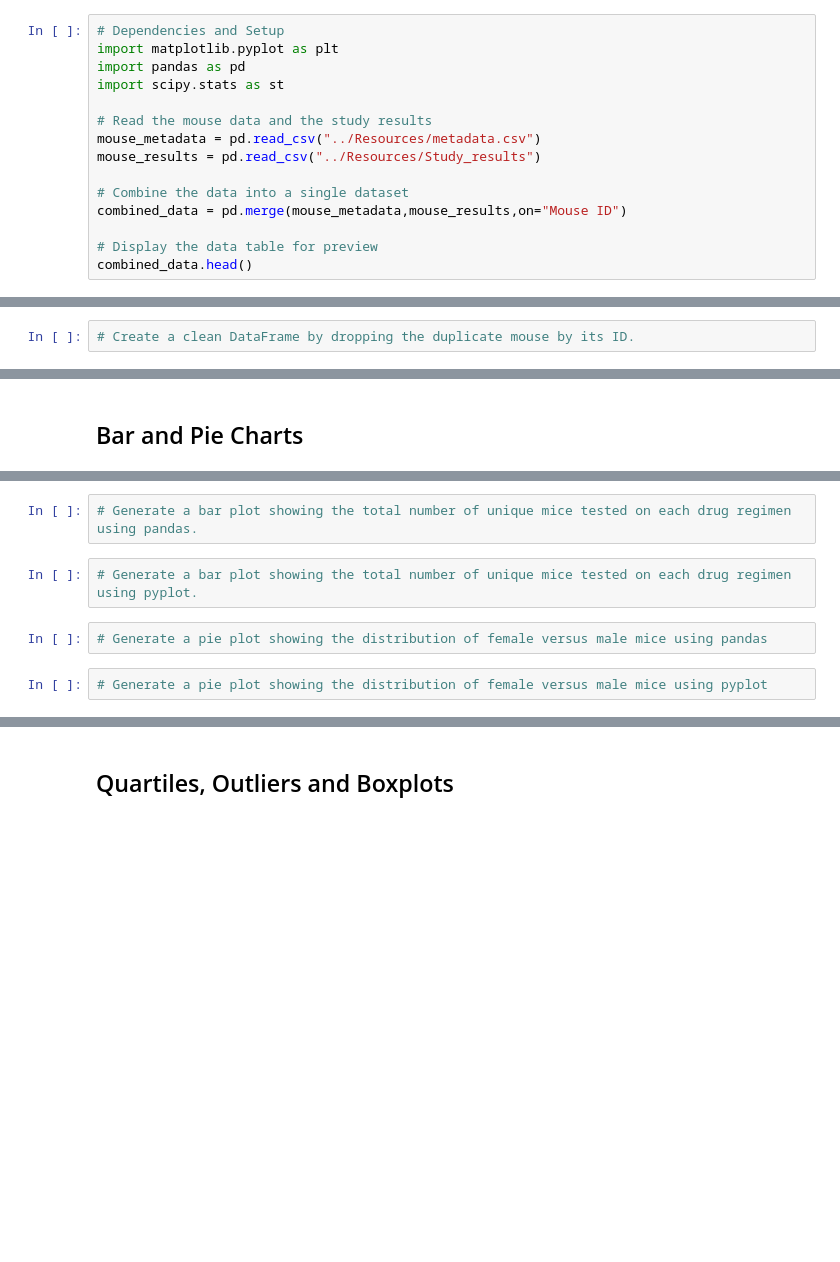
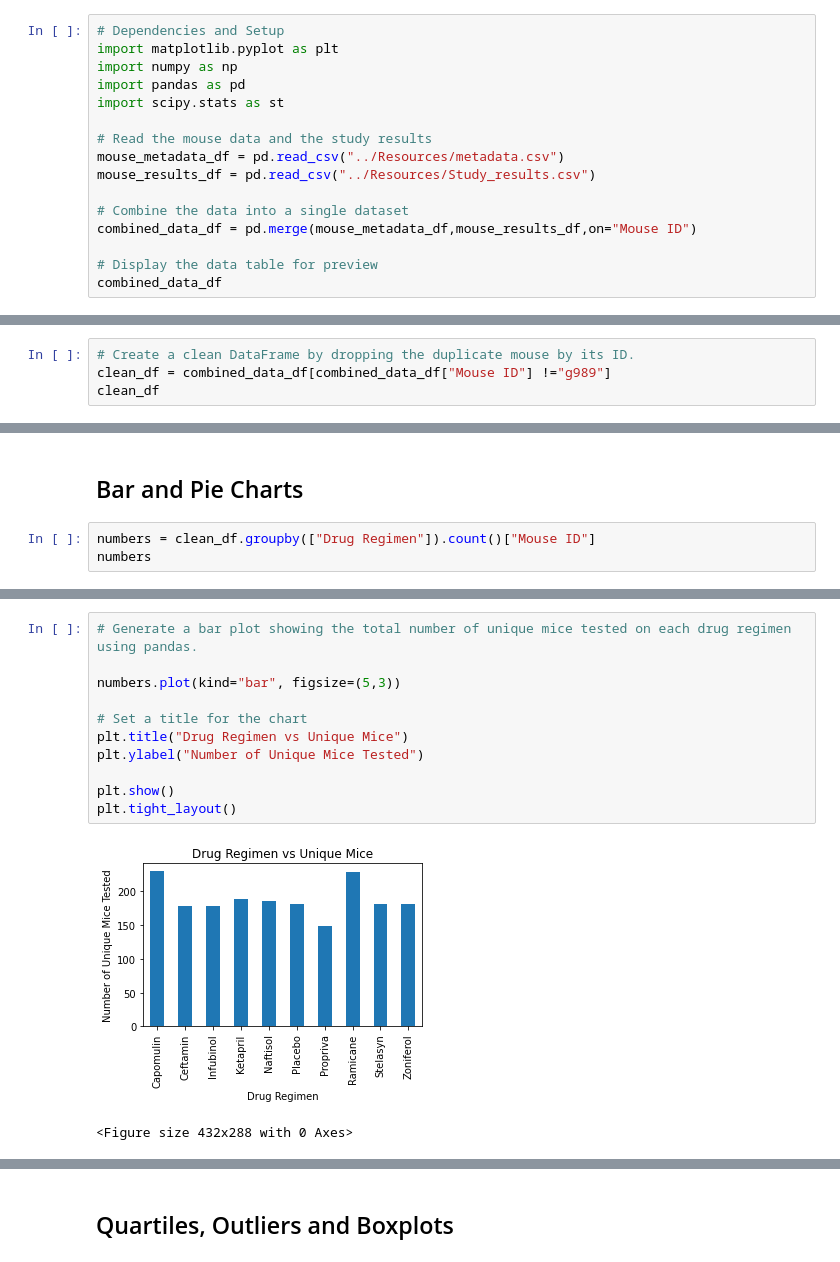
Before and after one commit to pbutler15/Matplotlib, a Jupyter notebook: Pymaceuticals/_pymaceuticals_starter.ipynb, the cells around one changed output, grey strips where cells are left out. Drawn from its saved outputs; the diff is of its cells as text; blank space fills up the shorter version.

```diff
--- a/Pymaceuticals/_pymaceuticals_starter.ipynb
+++ b/Pymaceuticals/_pymaceuticals_starter.ipynb
@@ -3,16 +5,17 @@
 # %%
 # Dependencies and Setup
 import matplotlib.pyplot as plt
+import numpy as np
 import pandas as pd
 import scipy.stats as st
 
 # Read the mouse data and the study results
-mouse_metadata = pd.read_csv("../Resources/metadata.csv")
-mouse_results = pd.read_csv("../Resources/Study_results")
+mouse_metadata_df = pd.read_csv("../Resources/metadata.csv")
+mouse_results_df = pd.read_csv("../Resources/Study_results.csv")
 
 # Combine the data into a single dataset
-combined_data = pd.merge(mouse_metadata,mouse_results,on="Mouse ID")
+combined_data_df = pd.merge(mouse_metadata_df,mouse_results_df,on="Mouse ID")
 
 # Display the data table for preview
-combined_data.head()
+combined_data_df
 # %% [output]
@@ -25,3 +48,5 @@ FileNotFoundError: [Errno 2] File ../Resources/Study_results does not exist: '..
 # Optional: Get all the data for the duplicate mouse ID.
 # %%
 # Create a clean DataFrame by dropping the duplicate mouse by its ID.
+clean_df = combined_data_df[combined_data_df["Mouse ID"] !="g989"]
+clean_df
@@ -42,2 +153,5 @@ FileNotFoundError: [Errno 2] File ../Resources/Study_results does not exist: '..
 # %% [markdown]
 ## Bar and Pie Charts
+# %%
+numbers = clean_df.groupby(["Drug Regimen"]).count()["Mouse ID"]
+numbers
@@ -44,8 +171,14 @@ FileNotFoundError: [Errno 2] File ../Resources/Study_results does not exist: '..
 # %%
 # Generate a bar plot showing the total number of unique mice tested on each drug regimen using pandas.
+
+numbers.plot(kind="bar", figsize=(5,3))
+
+# Set a title for the chart
+plt.title("Drug Regimen vs Unique Mice")
+plt.ylabel("Number of Unique Mice Tested")
+
+plt.show()
+plt.tight_layout()
+# %% [output]
+[figure, added]
+<Figure size 432x288 with 0 Axes>
-# %%
-# Generate a bar plot showing the total number of unique mice tested on each drug regimen using pyplot.
-# %%
-# Generate a pie plot showing the distribution of female versus male mice using pandas
-# %%
-# Generate a pie plot showing the distribution of female versus male mice using pyplot
```
Also changed, not shown: parts of 27 cells of this notebook, 4 other files.
